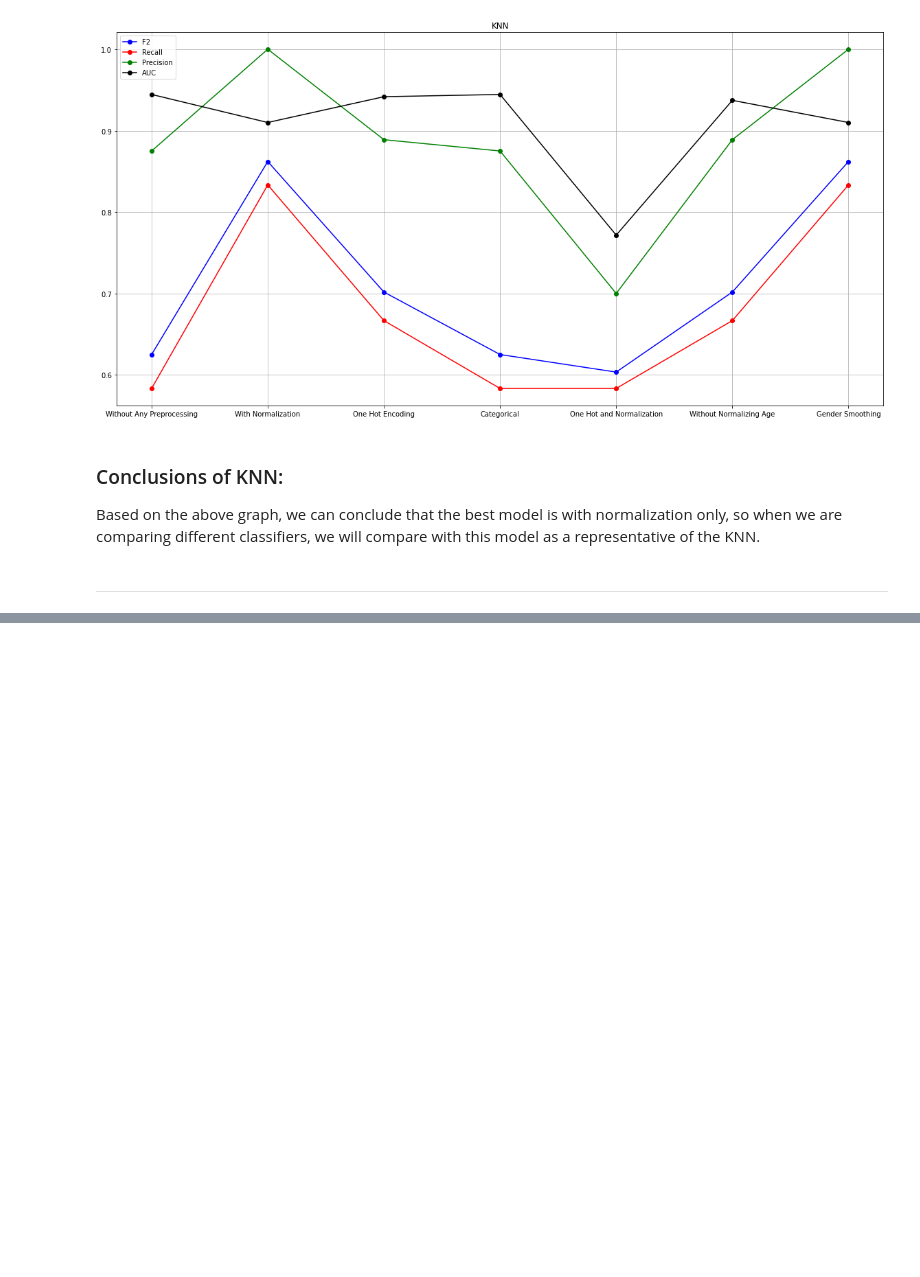
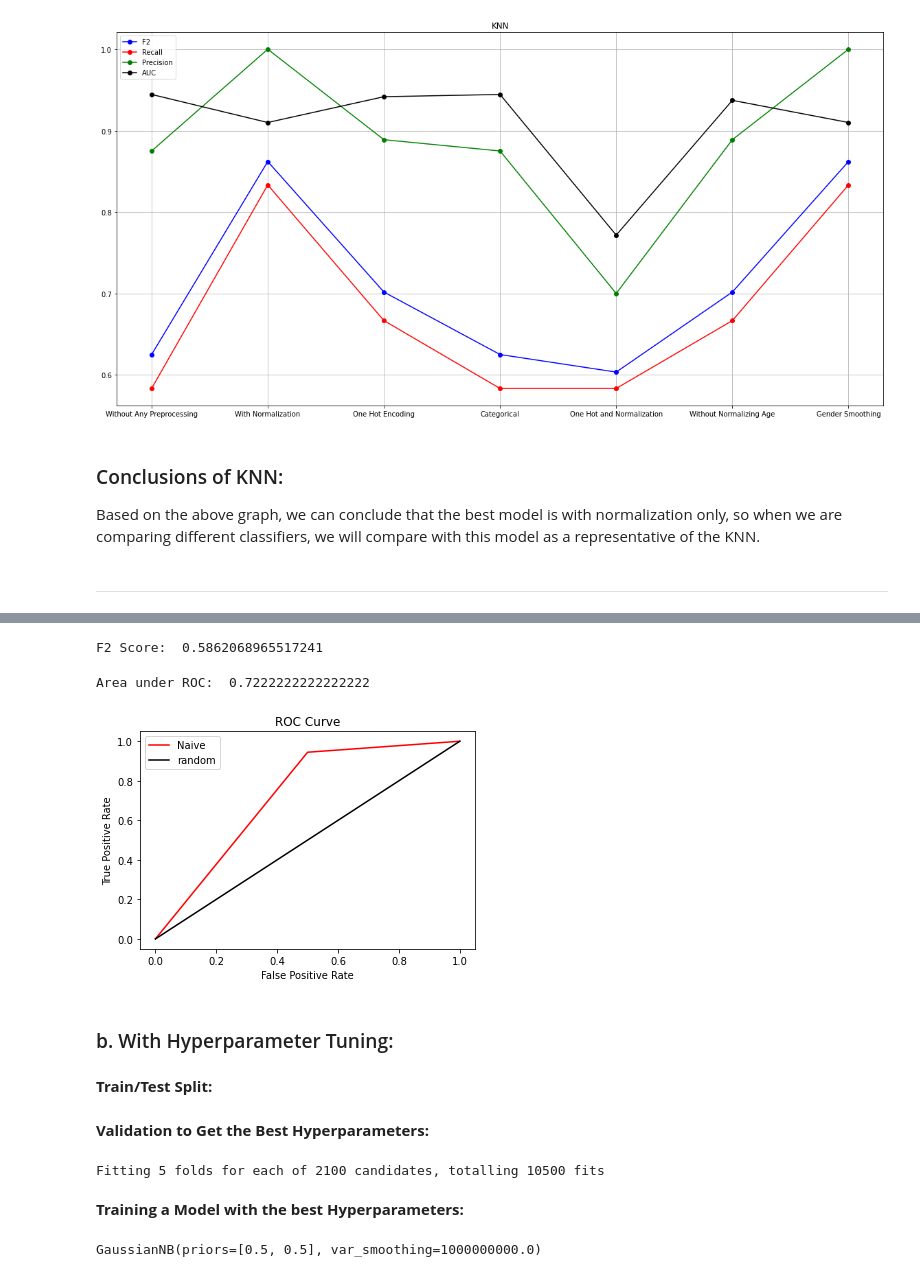
Before and after one commit to dona-samir/COVID-19-Outcome-Prediction, a Jupyter notebook: covid19OutcomePrediction.ipynb, the cells around one changed output, grey strips where cells are left out. Cells and saved outputs as stored; diff of their text form; code cells hidden in the pictures; blank space fills up the shorter version.

```diff
--- a/covid19OutcomePrediction.ipynb
+++ b/covid19OutcomePrediction.ipynb
@@ -1038,0 +1105,25 @@ Based on the above graph, we can conclude that the best model is with normalizat
+# %%
+fpr, tpr, thresholds = roc_curve(y_test, y_pred_prob)
+Nf2_0 = fbeta_score(y_test, y_pred, beta=2)
+NP0 =precision_score(y_test, y_pred)
+Nauc0=roc_auc_score(y_test, y_pred_prob)
+NR0 =recall_score(y_test, y_pred)
+print("F2 Score: ", Nf2_0)
+# %% [output]
+F2 Score:  0.5862068965517241
+# %%
+print("Area under ROC: ",Nauc0)
+plt.plot(fpr, tpr,'r-',label = 'Naive')
+plt.plot([0,1],[0,1],'k-',label='random')
+plt.legend()
+plt.xlabel('False Positive Rate')
+plt.ylabel('True Positive Rate')
+plt.title('ROC Curve')
+plt.show()
+# %% [output]
+Area under ROC:  0.7222222222222222
+[figure, added]
+# %% [markdown]
+### b. With Hyperparameter Tuning:
+# %% [markdown]
+__Train/Test Split:__
@@ -1038,0 +1132,28 @@ Based on the above graph, we can conclude that the best model is with normalizat
+# %% [markdown]
+__Validation to Get the Best Hyperparameters:__
+# %%
+clf = GaussianNB()
+smoothing_range = np.logspace(9,-9, num=100)
+probs = [[0.5,0.5],[0.0,1.0],[0.05,0.95],[0.1,0.9],[0.15,0.85],[0.2,0.8],[0.25,0.75],[0.3,0.7],[0.35,0.65],[0.4,0.6],[0.45,0.55],[0.55,0.45],[0.6,0.4],[0.65,0.35],[0.7,0.3],[0.75,0.25],[0.8,0.2],[0.85,0.15],[0.9,0.1],[0.95,0.05],[1,0]]
+param_grid = [
+    {
+    'priors' : probs,
+    'var_smoothing' : smoothing_range
+    }
+]
+
+f2 = make_scorer(fbeta_score, beta=2)
+
+grid = GridSearchCV(clf, param_grid = param_grid, cv = 5, verbose=True, n_jobs=-1, scoring=f2)
+
+best_clf = grid.fit(X_train, y_train)
+
+clf = best_clf.best_estimator_
+# %% [output]
+Fitting 5 folds for each of 2100 candidates, totalling 10500 fits
+# %% [markdown]
+__Training a Model with the best Hyperparameters:__
+# %%
+clf.fit(X_train,y_train)
+# %% [output]
+GaussianNB(priors=[0.5, 0.5], var_smoothing=1000000000.0)
```
Also changed, not shown: parts of 22 cells of this notebook.
